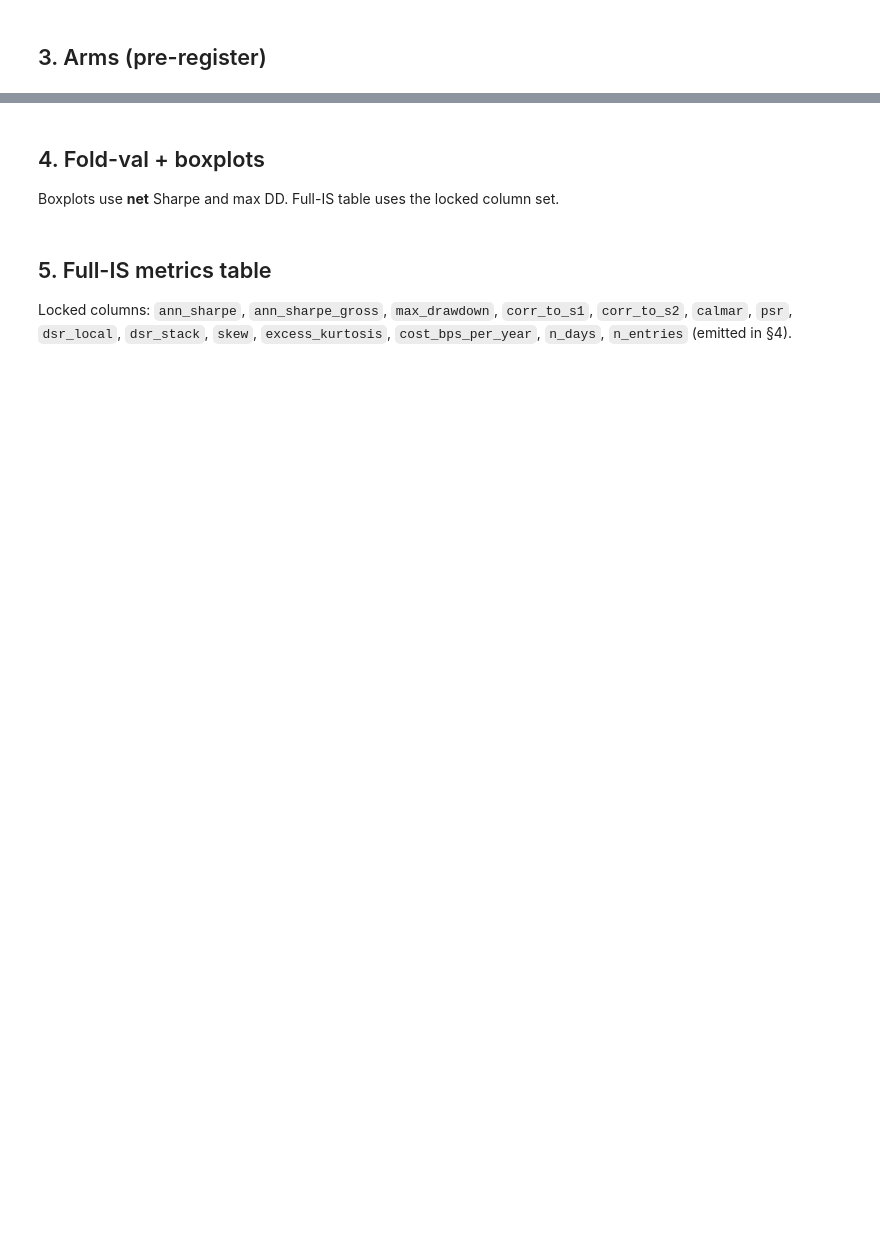
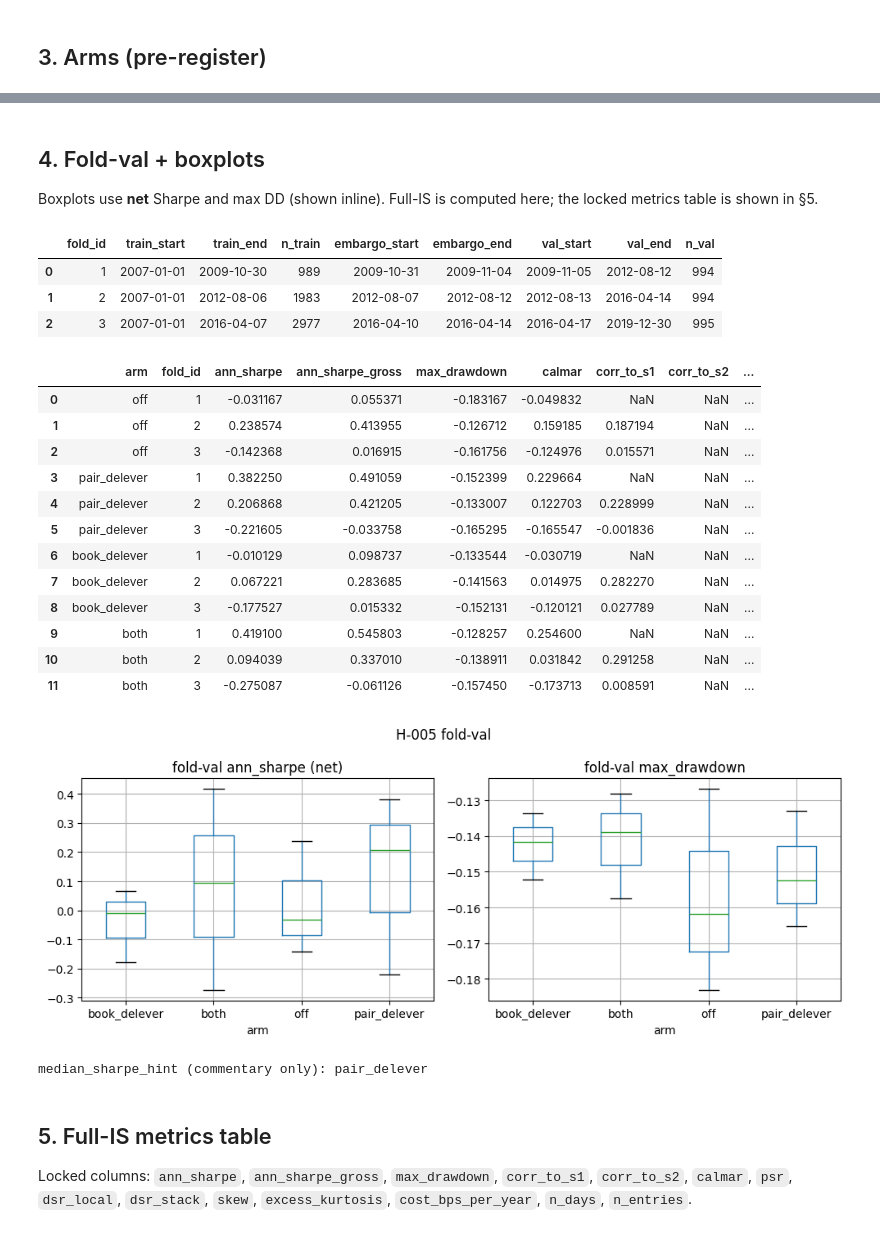
Before and after one commit to charlievellacott/trading_portfolio, a Jupyter notebook: 02_research/s3_fx_trend/notebooks/core_sleeve/H-005_vol_spike.ipynb, the cells around one changed output, grey strips where cells are left out. Cells and saved outputs as stored; diff of their text form; code cells hidden in the pictures; blank space fills up the shorter version.

```diff
--- a/02_research/s3_fx_trend/notebooks/core_sleeve/H-005_vol_spike.ipynb
+++ b/02_research/s3_fx_trend/notebooks/core_sleeve/H-005_vol_spike.ipynb
@@ -128,7 +139,7 @@ print("registered", list(configs.keys()))
 # %% [markdown]
 ## 4. Fold-val + boxplots
 
-Boxplots use **net** Sharpe and max DD. Full-IS table uses the locked column set.
+Boxplots use **net** Sharpe and max DD (shown inline). Full-IS is computed here; the locked metrics table is shown in §5.
 # %%
 FULL_IS_COLS = [
     "arm",
@@ -150,7 +161,6 @@ FULL_IS_COLS = [
 
 fold_df = pd.DataFrame()
 full_is_df = pd.DataFrame()
-sel = pd.DataFrame()
 _reer = reer if "reer" in dir() else pd.DataFrame()
 
 if panel_is.empty or "date" not in panel_is.columns:
@@ -166,57 +176,68 @@ else:
         )
         display(fold_table(folds))
         fold_df = fold_val_metrics(
             panel_is,
             folds,
             configs,
             hyp_id=HYP_ID,
             sleeve=SLEEVE,
             s1_weekly=s1_weekly,
             s2_daily=s2_daily,
             rates_df=rates if not rates.empty else None,
             reer_df=_reer if not _reer.empty else None,
         )
         display(fold_df.head(20))
 
-        pdf_path = os.path.join(TEARSHEET_DIR, f"{HYP_ID}_fold_val_boxplots.pdf")
-        with PdfPages(pdf_path) as pdf:
-            fig, axes = plt.subplots(1, 2, figsize=(10, 4))
-            if not fold_df.empty and "ann_sharpe" in fold_df.columns:
-                fold_df.boxplot(column="ann_sharpe", by="arm", ax=axes[0])
-                axes[0].set_title("fold-val ann_sharpe (net)")
-                axes[0].set_xlabel("arm")
-            if not fold_df.empty and "max_drawdown" in fold_df.columns:
-                fold_df.boxplot(column="max_drawdown", by="arm", ax=axes[1])
-                axes[1].set_title("fold-val max_drawdown")
-                axes[1].set_xlabel("arm")
-            plt.suptitle(f"{HYP_ID} fold-val")
-            pdf.savefig(fig)
-            plt.close(fig)
-        print("wrote", pdf_path)
+        fig, axes = plt.subplots(1, 2, figsize=(10, 4))
+        if not fold_df.empty and "ann_sharpe" in fold_df.columns:
+            fold_df.boxplot(column="ann_sharpe", by="arm", ax=axes[0])
+            axes[0].set_title("fold-val ann_sharpe (net)")
+            axes[0].set_xlabel("arm")
+        if not fold_df.empty and "max_drawdown" in fold_df.columns:
+            fold_df.boxplot(column="max_drawdown", by="arm", ax=axes[1])
+            axes[1].set_title("fold-val max_drawdown")
+            axes[1].set_xlabel("arm")
+        plt.suptitle(f"{HYP_ID} fold-val")
+        plt.tight_layout()
+        plt.show()
 
         full_is_df = full_is_metrics(
             panel_is,
             configs,
             hyp_id=HYP_ID,
             sleeve=SLEEVE,
             s1_weekly=s1_weekly,
             s2_daily=s2_daily,
             rates_df=rates if not rates.empty else None,
             reer_df=_reer if not _reer.empty else None,
         )
-        cols = [c for c in FULL_IS_COLS if c in full_is_df.columns]
-        display(full_is_df[cols])
-        print("Full-IS columns (locked):", FULL_IS_COLS)
-
-        sel = arm_selection_table(fold_df, full_is_df)
-        display(sel)
         hint = median_sharpe_hint(fold_df)
         print("median_sharpe_hint (commentary only):", hint)
     except Exception as exc:
         warnings.warn(f"fold-val / full-IS failed (panel may be too short): {exc!r}")
+# %% [output]
+|  | fold_id | train_start | train_end | n_train | embargo_start | embargo_end | val_start | val_end | n_val |
+| 0 | 1 | 2007-01-01 | 2009-10-30 | 989 | 2009-10-31 | 2009-11-04 | 2009-11-05 | 2012-08-12 | 994 |
+| 1 | 2 | 2007-01-01 | 2012-08-06 | 1983 | 2012-08-07 | 2012-08-12 | 2012-08-13 | 2016-04-14 | 994 |
+| 2 | 3 | 2007-01-01 | 2016-04-07 | 2977 | 2016-04-10 | 2016-04-14 | 2016-04-17 | 2019-12-30 | 995 |
+|  | arm | fold_id | ann_sharpe | ann_sharpe_gross | max_drawdown | calmar | corr_to_s1 | corr_to_s2 | ... |
+| 0 | off | 1 | -0.031167 | 0.055371 | -0.183167 | -0.049832 | NaN | NaN | ... |
+| 1 | off | 2 | 0.238574 | 0.413955 | -0.126712 | 0.159185 | 0.187194 | NaN | ... |
+| 2 | off | 3 | -0.142368 | 0.016915 | -0.161756 | -0.124976 | 0.015571 | NaN | ... |
+| 3 | pair_delever | 1 | 0.382250 | 0.491059 | -0.152399 | 0.229664 | NaN | NaN | ... |
+| 4 | pair_delever | 2 | 0.206868 | 0.421205 | -0.133007 | 0.122703 | 0.228999 | NaN | ... |
+| 5 | pair_delever | 3 | -0.221605 | -0.033758 | -0.165295 | -0.165547 | -0.001836 | NaN | ... |
+| 6 | book_delever | 1 | -0.010129 | 0.098737 | -0.133544 | -0.030719 | NaN | NaN | ... |
+| 7 | book_delever | 2 | 0.067221 | 0.283685 | -0.141563 | 0.014975 | 0.282270 | NaN | ... |
+| 8 | book_delever | 3 | -0.177527 | 0.015332 | -0.152131 | -0.120121 | 0.027789 | NaN | ... |
+| 9 | both | 1 | 0.419100 | 0.545803 | -0.128257 | 0.254600 | NaN | NaN | ... |
+| 10 | both | 2 | 0.094039 | 0.337010 | -0.138911 | 0.031842 | 0.291258 | NaN | ... |
+| 11 | both | 3 | -0.275087 | -0.061126 | -0.157450 | -0.173713 | 0.008591 | NaN | ... |
+[figure, added]
+median_sharpe_hint (commentary only): pair_delever
 # %% [markdown]
 ## 5. Full-IS metrics table
 
-Locked columns: `ann_sharpe`, `ann_sharpe_gross`, `max_drawdown`, `corr_to_s1`, `corr_to_s2`, `calmar`, `psr`, `dsr_local`, `dsr_stack`, `skew`, `excess_kurtosis`, `cost_bps_per_year`, `n_days`, `n_entries` (emitted in §4).
+Locked columns: `ann_sharpe`, `ann_sharpe_gross`, `max_drawdown`, `corr_to_s1`, `corr_to_s2`, `calmar`, `psr`, `dsr_local`, `dsr_stack`, `skew`, `excess_kurtosis`, `cost_bps_per_year`, `n_days`, `n_entries`.
 # %%
 display(full_is_df[[c for c in FULL_IS_COLS if c in full_is_df.columns]]) if not full_is_df.empty else print('no full-IS yet')
```
Also changed, not shown: parts of 9 cells of this notebook, 53 other files.
